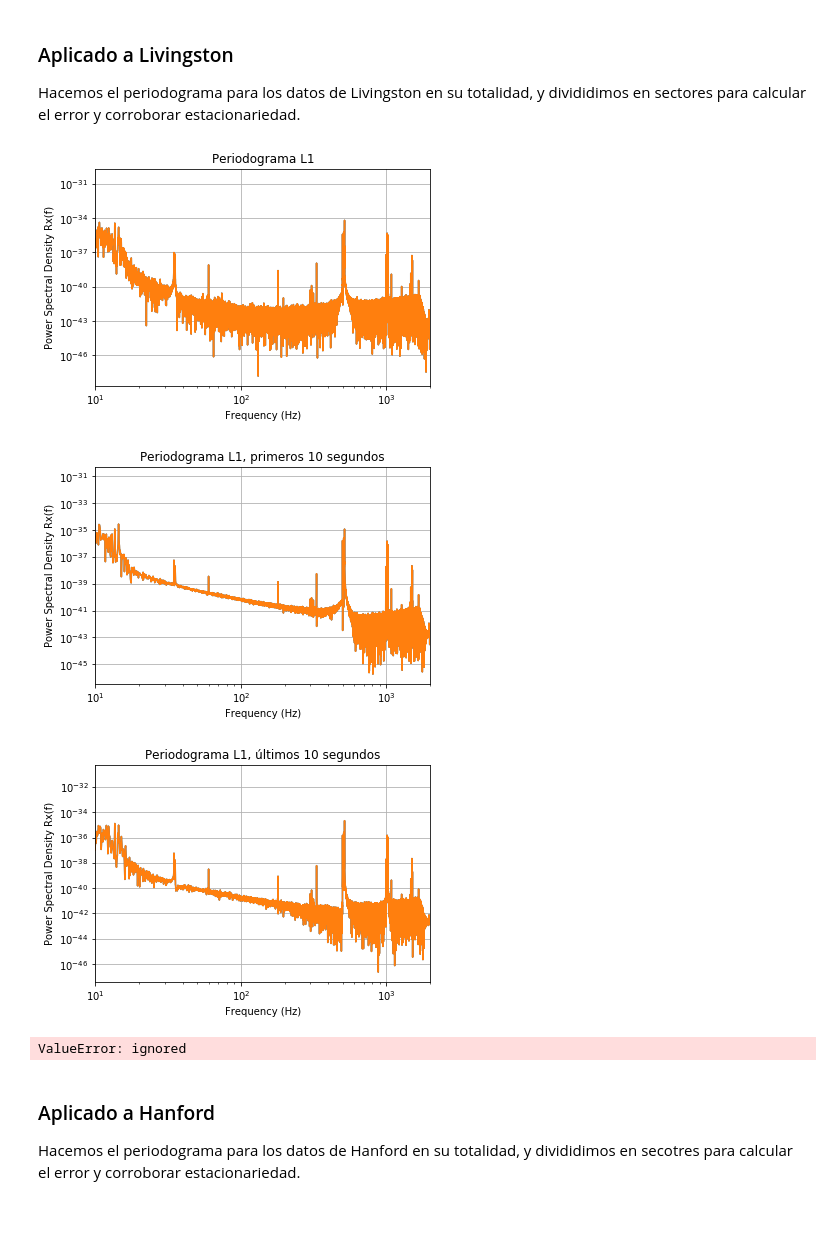
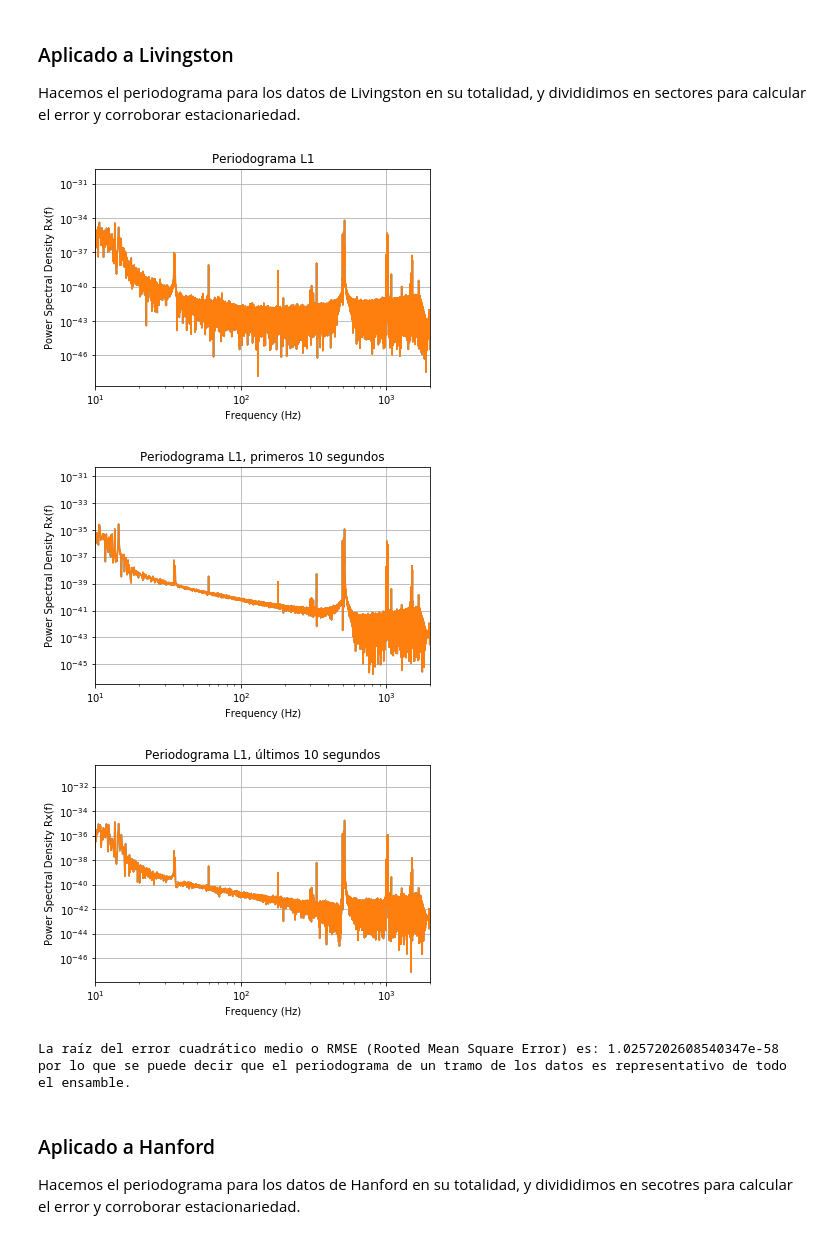
Before and after one commit to LuFernandez/PASA, a Jupyter notebook: TP1. Laboratorio de estimación no-paramétrica/Informe/Informe.ipynb, the cells around one changed output. Drawn from its saved outputs; the diff is of its cells as text; code cells hidden in the pictures.

Commit message:
arreglado lo del error cuad medio

```diff
--- a/TP1. Laboratorio de estimación no-paramétrica/Informe/Informe.ipynb
+++ b/TP1. Laboratorio de estimación no-paramétrica/Informe/Informe.ipynb
@@ -98,17 +98,18 @@ Hacemos el periodograma para los datos de Livingston en su totalidad, y divididi
 # %%
 p_f_l1_tot, p_Pxx_l1_tot = periodogram(fs=fs, data=strain_l1, figure_number=1, x_lim=(10, 2000), title="Periodograma L1")
 p_f_l1_first, p_Pxx_l1_first = periodogram(fs=fs, data=strain_l1[:len(strain_l1)//3], figure_number=1, x_lim=(10, 2000), title="Periodograma L1, primeros 10 segundos")
-p_f_l1_last, p_Pxx_l1_last = periodogram(fs=fs, data=strain_l1[int(len(strain_l1)*2/3)+1:], figure_number=1, x_lim=(10, 2000), title="Periodograma L1, últimos 10 segundos")
+p_f_l1_last, p_Pxx_l1_last = periodogram(fs=fs, data=strain_l1[int(len(strain_l1)*2/3):], figure_number=1, x_lim=(10, 2000), title="Periodograma L1, últimos 10 segundos")
 # %% [output]
 [figure]
 [figure]
-[figure, old version]
+[figure, new version]
 # %%
-rmse = np.square(np.abs(np.subtract(Pxx_l1a,Pxx_l1b[1:]))).mean()
+rmse = np.square(np.abs(np.subtract(p_Pxx_l1_first,p_Pxx_l1_last[1:]))).mean()
 print("La raíz del error cuadrático medio o RMSE (Rooted Mean Square Error) es:", rmse,
       "\npor lo que se puede decir que el periodograma de un tramo de los datos es representativo de todo el ensamble.")
 # %% [output]
-ValueError: ignored
+La raíz del error cuadrático medio o RMSE (Rooted Mean Square Error) es: 1.0257202608540347e-58
+por lo que se puede decir que el periodograma de un tramo de los datos es representativo de todo el ensamble.
 # %% [markdown]
 ### Aplicado a Hanford
 Hacemos el periodograma para los datos de Hanford en su totalidad, y divididimos en secotres para calcular el error y corroborar estacionariedad.
```
Also changed, not shown: parts of 2 cells of this notebook.
